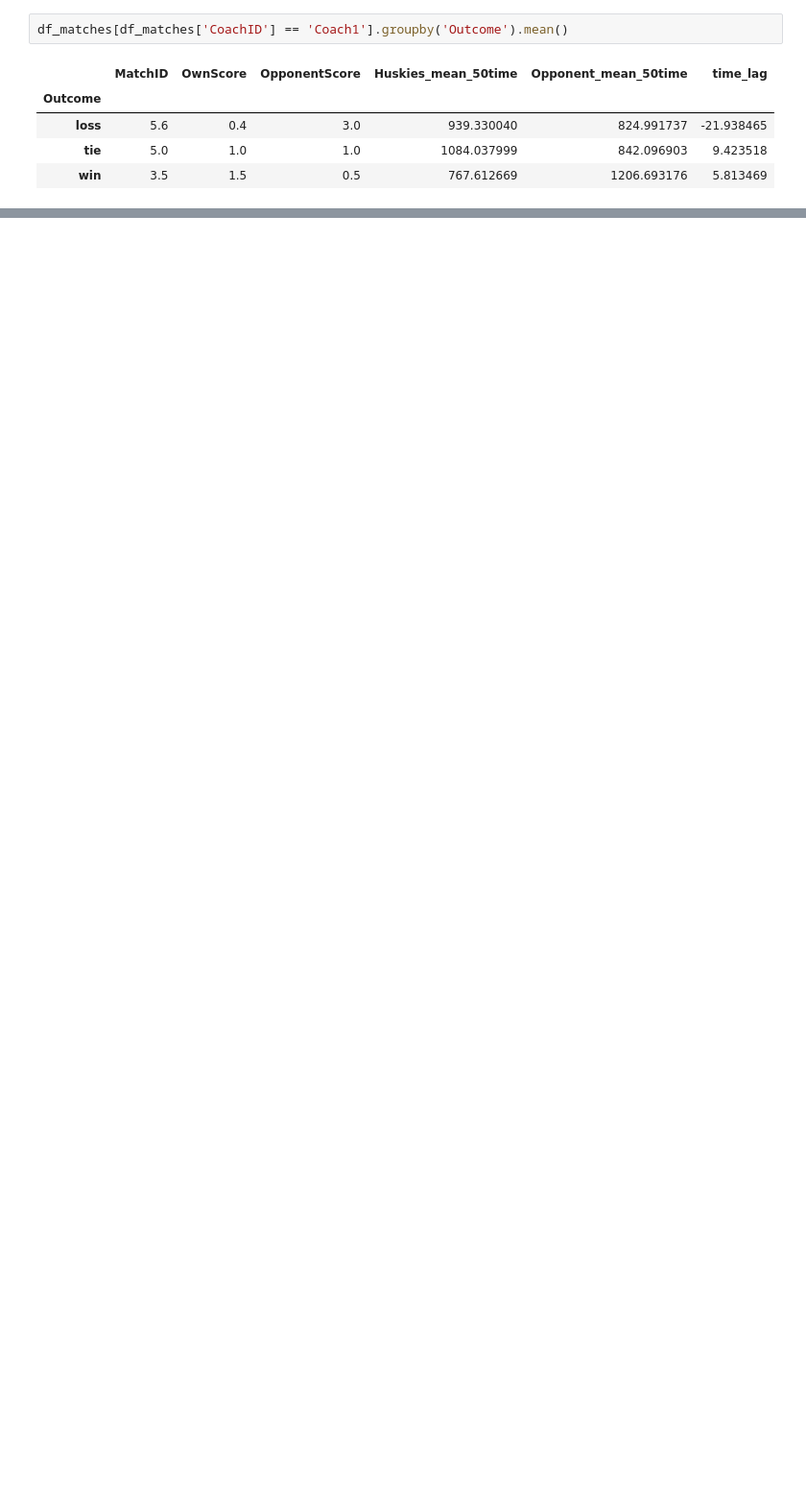
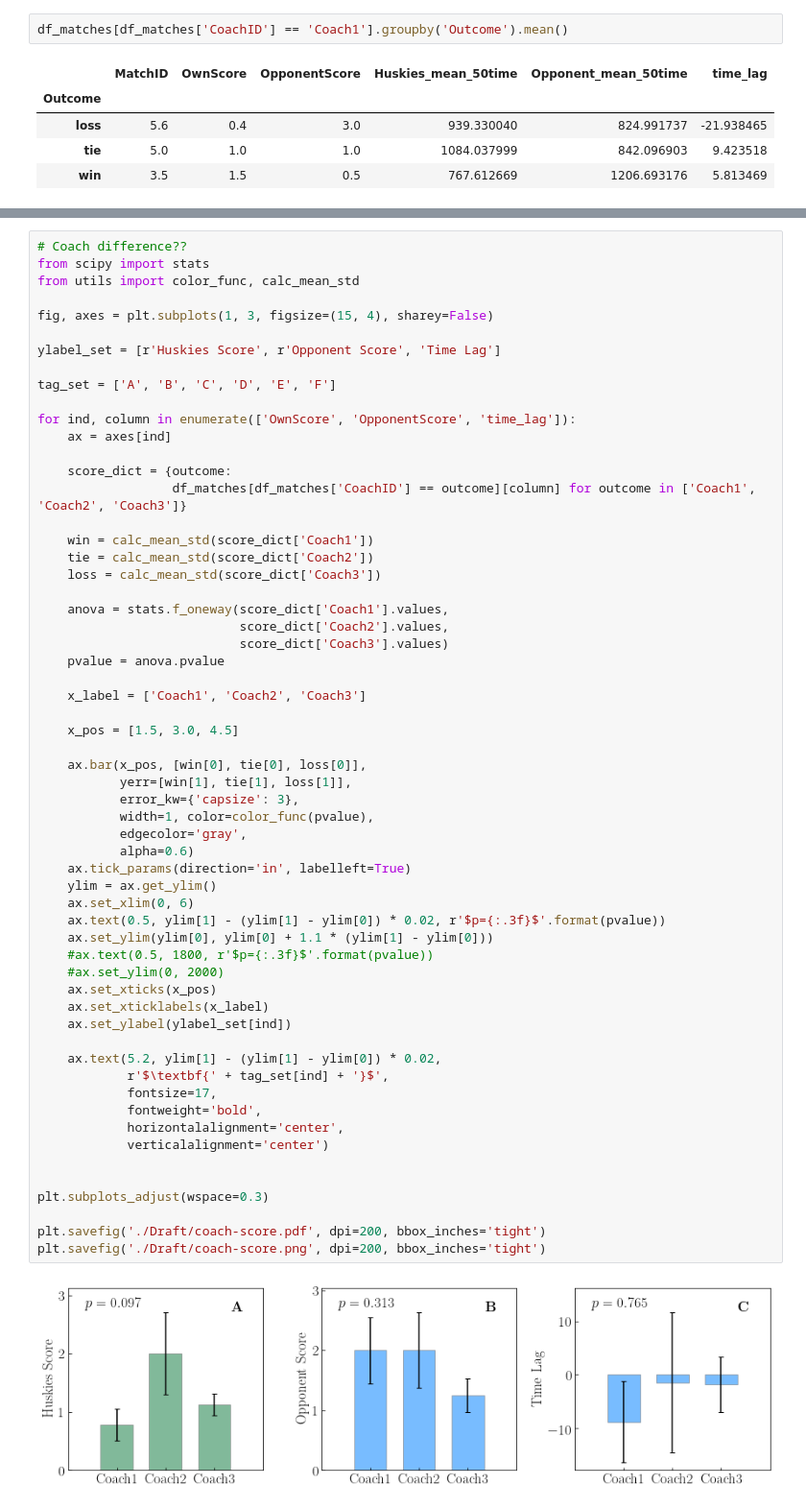
Before and after one commit to AstroJacobLi/FootballTeamStrategy, a Jupyter notebook: Network-adaptibility.ipynb, the cells around one changed output, grey strips where cells are left out. Shown at 96% size. Saved outputs shown, nothing was run; the diff lists cells and outputs as text; blank space fills up the shorter version.

```diff
--- a/Network-adaptibility.ipynb
+++ b/Network-adaptibility.ipynb
@@ -190,0 +194,61 @@ oppo_params = pd.DataFrame.from_dict({
+# %%
+# Coach difference??
+from scipy import stats
+from utils import color_func, calc_mean_std
+
+fig, axes = plt.subplots(1, 3, figsize=(15, 4), sharey=False)
+
+ylabel_set = [r'Huskies Score', r'Opponent Score', 'Time Lag']
+
+tag_set = ['A', 'B', 'C', 'D', 'E', 'F']
+
+for ind, column in enumerate(['OwnScore', 'OpponentScore', 'time_lag']):
+    ax = axes[ind]
+
+    score_dict = {outcome:
+                  df_matches[df_matches['CoachID'] == outcome][column] for outcome in ['Coach1', 'Coach2', 'Coach3']}
+
+    win = calc_mean_std(score_dict['Coach1'])
+    tie = calc_mean_std(score_dict['Coach2'])
+    loss = calc_mean_std(score_dict['Coach3'])
+
+    anova = stats.f_oneway(score_dict['Coach1'].values,
+                           score_dict['Coach2'].values,
+                           score_dict['Coach3'].values)
+    pvalue = anova.pvalue
+
+    x_label = ['Coach1', 'Coach2', 'Coach3']
+
+    x_pos = [1.5, 3.0, 4.5]
+
+    ax.bar(x_pos, [win[0], tie[0], loss[0]],
+           yerr=[win[1], tie[1], loss[1]],
+           error_kw={'capsize': 3},
+           width=1, color=color_func(pvalue),
+           edgecolor='gray',
+           alpha=0.6)
+    ax.tick_params(direction='in', labelleft=True)
+    ylim = ax.get_ylim()
+    ax.set_xlim(0, 6)
+    ax.text(0.5, ylim[1] - (ylim[1] - ylim[0]) * 0.02, r'$p={:.3f}$'.format(pvalue))
+    ax.set_ylim(ylim[0], ylim[0] + 1.1 * (ylim[1] - ylim[0]))
+    #ax.text(0.5, 1800, r'$p={:.3f}$'.format(pvalue))
+    #ax.set_ylim(0, 2000)
+    ax.set_xticks(x_pos)
+    ax.set_xticklabels(x_label)
+    ax.set_ylabel(ylabel_set[ind])
+
+    ax.text(5.2, ylim[1] - (ylim[1] - ylim[0]) * 0.02,
+            r'$\textbf{' + tag_set[ind] + '}$',
+            fontsize=17,
+            fontweight='bold',
+            horizontalalignment='center',
+            verticalalignment='center')
+
+
+plt.subplots_adjust(wspace=0.3)
+
+plt.savefig('./Draft/coach-score.pdf', dpi=200, bbox_inches='tight')
+plt.savefig('./Draft/coach-score.png', dpi=200, bbox_inches='tight')
+# %% [output]
+[figure, added]
```
Also changed, not shown: parts of 19 cells of this notebook, 28 other files.
